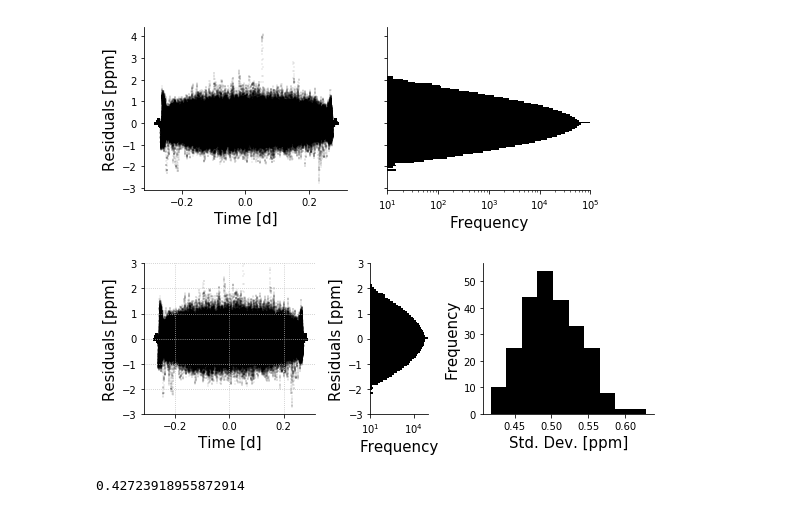
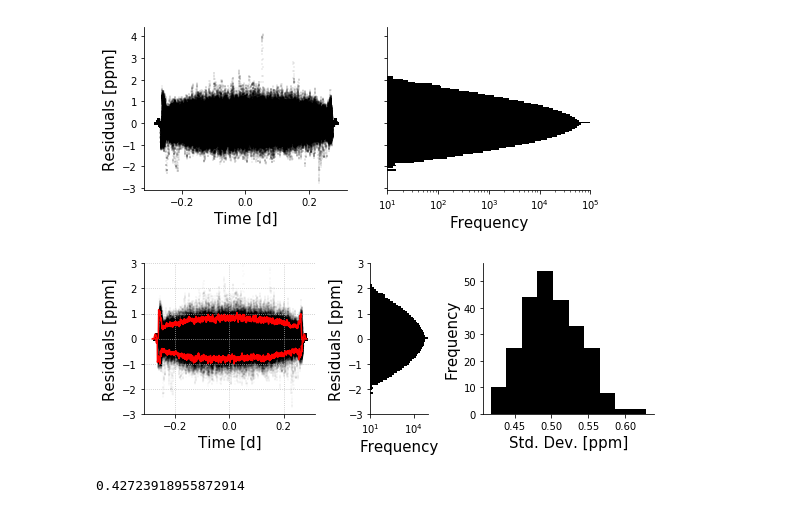
Before and after one commit to bmorris3/stash, a Jupyter notebook: examples/local.ipynb, the cells around one changed output. Cells and saved outputs as stored; diff of their text form; code cells hidden in the pictures.

```diff
--- a/examples/local.ipynb
+++ b/examples/local.ipynb
@@ -77,20 +79,23 @@ params = TransitParams()
 params.per = 365
 params.rp = float(R_earth/R_sun)
 params.a = float(1*u.AU/R_sun)
-params.inc = 90
+params.inc = 89.9
 
 # Sing 2009: https://arxiv.org/pdf/0912.2274.pdf
 params.u = [0.6283, -0.3063, 0.8965, -0.4593] #[0.45, 0.0, 0.19, 0.0]
+# params.u = [0.45, 0.19]
+# params.limb_dark = "quadratic"
 params.limb_dark = "nonlinear"
+
 params.ecc = 0
 params.w = np.pi/2
 params.t0 = 0
 # %%
-# residuals = []
-# for lc in lightcurves:
-#     try:
-#         transit_model = lc.get_transit_model(params, 1e-6)
+residuals = []
+for lc in tqdm(lightcurves):
+    try:
+        transit_model = lc.get_transit_model(params, 1e-6)
 
-#         residuals.append(lc.fluxes - transit_model.fluxes)
-#     except Exception:
-#         pass
+        residuals.append(lc.fluxes - transit_model.fluxes)
+    except Exception:
+        pass
@@ -181,0 +250,19 @@ sampler.flatchain[:, 0].std()/sampler.flatchain[:, 0].mean()
+# %%
+# Plot the data.
+x, y = lc.times, lc.fluxes
+yerr = 1e-6
+t = lc.times
+# plt.errorbar(x, y, yerr=yerr, fmt=".k", capsize=0, zorder=-100)
+
+# Plot 24 posterior samples.
+samples = sampler.flatchain
+for s in samples[np.random.randint(len(samples), size=200)]:
+    gp.set_parameter_vector(s)
+    mu = gp.predict(y, t, return_cov=False)
+    plt.plot(t, mu, color=color, alpha=0.03)
+
+plt.ylabel(r"$y$")
+plt.xlabel(r"$t$")
+plt.gca().yaxis.set_major_locator(plt.MaxNLocator(5))
+plt.title("posterior predictions");
+# plt.ylim([1-0.00001, 1-0.0002])
@@ -251,36 +390,39 @@ ax1 = plt.subplot(gs[2])
 ax2 = plt.subplot(gs[3:5])
 
 ax0.scatter(np.tile(lightcurves[0].times, cropped_residuals.shape[0]), corrected_residuals,
-              marker=',', s=1, alpha=0.05, rasterized=True, color='k')
+              marker=',', s=1, alpha=0.01, rasterized=True, color='k')
 ax0.grid(ls=':', color='silver')
+
+ax0.plot(lightcurves[0].times, np.percentile(corrected_residuals, 95, axis=0), color='r')
+ax0.plot(lightcurves[0].times, np.percentile(corrected_residuals, 5, axis=0), color='r')
 
 ax1.hist(corrected_residuals.ravel(), orientation='horizontal',
            bins=100, log=True, histtype='stepfilled', color='k')
 
 ax2.hist(1e6*cropped_residuals.std(axis=1), histtype='stepfilled', color='k')
 
 ax2.set_xlabel('Std. Dev. [ppm]', fontsize=fontsize)
 ax2.set_ylabel('Frequency', fontsize=fontsize)
 
 for axis in [ax0, ax1, ax2]:
     for s in ['right', 'top']:
         axis.spines[s].set_visible(False)
 # ax[1].spines['bottom'].set_visible(False)
 # # ax[1].set_xticks([])
 ax1.set_xlim([1e1, 1e5])
 ax0.set_ylim([-3, 3])
 ax1.set_ylim([-3, 3])
 
 ax0.set_xlabel('Time [d]', fontsize=fontsize)
 ax0.set_ylabel('Residuals [ppm]', fontsize=fontsize)
 ax1.set_ylabel('Residuals [ppm]', fontsize=fontsize)
 ax1.set_xlabel('Frequency', fontsize=fontsize)
 
 fig.tight_layout()
 fig.savefig('paper_plots/corrected_residuals.pdf', bbox_inches='tight', dpi=300)
 plt.show()
 # %% [output]
-[figure, old version]
+[figure, new version]
 # %%
 corrected_residuals.ravel().std()
 # %% [output]
```
Also changed, not shown: parts of 28 cells of this notebook.
